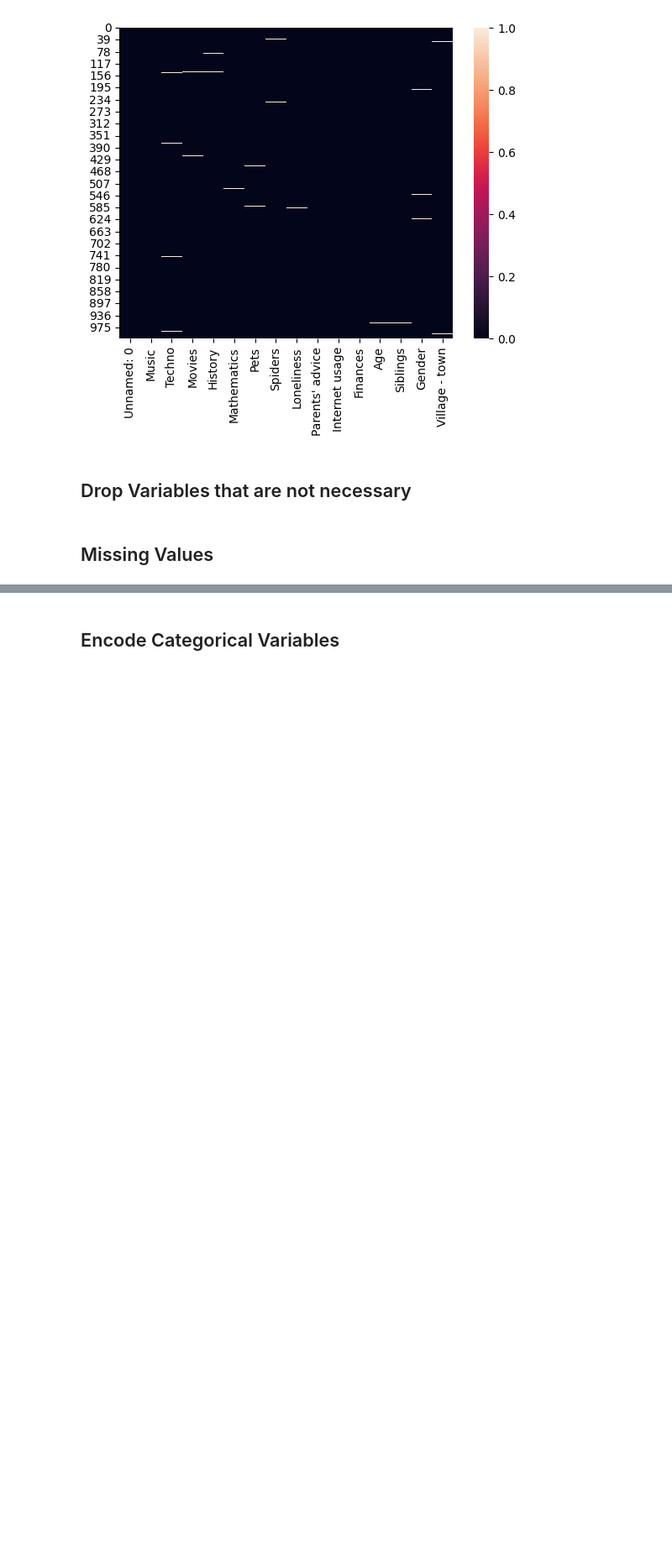
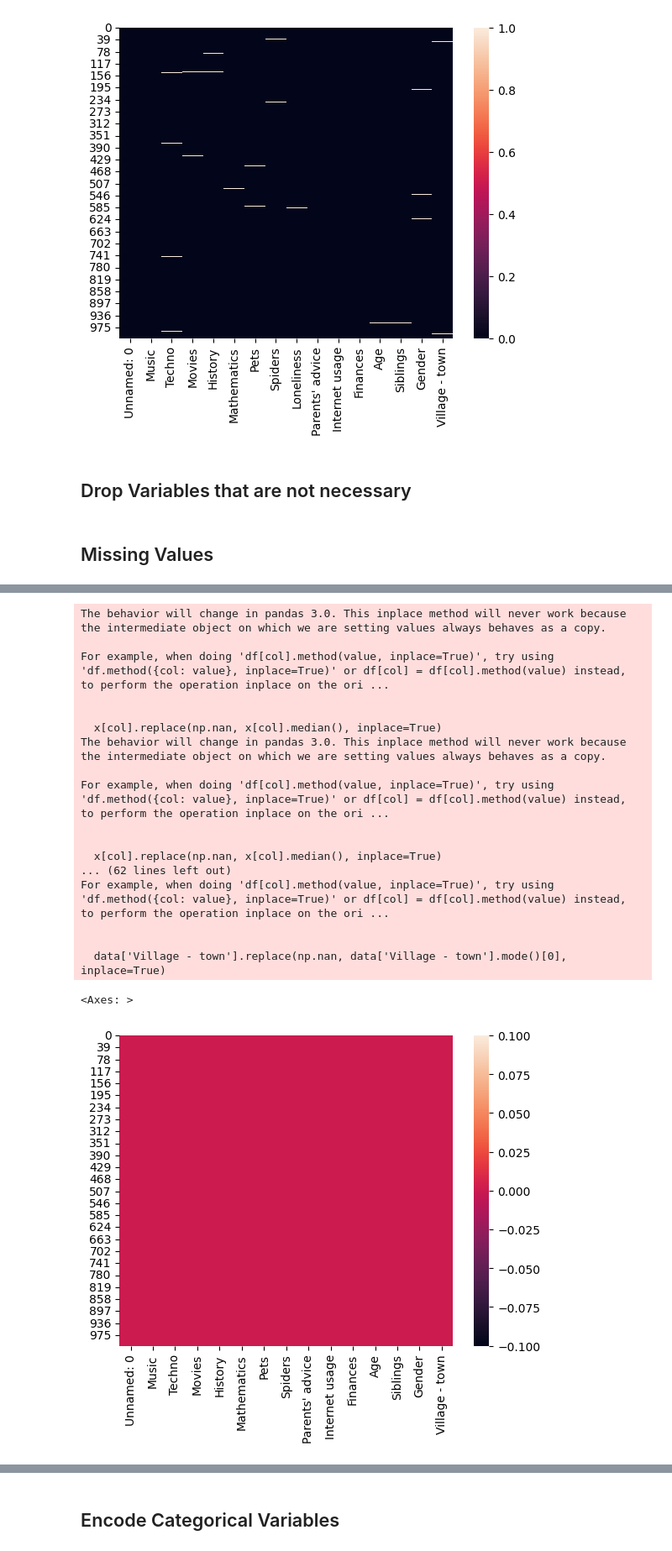
Before and after one commit to dustyshaw/machine-learning, a Jupyter notebook: projects/project1.ipynb, the cells around one changed output, grey strips where cells are left out. Shown: that part at 84% size. Saved outputs shown, nothing was run; the diff lists cells and outputs as text; code cells hidden in the pictures; blank space fills up the shorter version.

```diff
--- a/projects/project1.ipynb
+++ b/projects/project1.ipynb
@@ -76,6 +78,9 @@ sns.heatmap(data.isna())
 [figure]
 # %% [markdown]
 ## Drop Variables that are not necessary
+# %%
+# we can drop loneliness because that is the variable we are trying to guess
+data.drop('Loneliness', axis=1, inplace=True )
 # %% [markdown]
 ## Missing Values
 # %%
@@ -105,0 +108,54 @@ dtype: float64
+# %%
+# fewer than 10%, fill with min, max, mean or median.
+def fill_avg(x,col):
+    x[col].replace(np.nan, x[col].mean(), inplace=True)
+    return x
+
+
+def fill_mode(x, col):
+    x[col].replace(np.nan, x[col].mode(), inplace=True)
+
+def fill_median(x, col):
+    x[col].replace(np.nan, x[col].median(), inplace=True)
+# %%
+# fill with median since they are ordinal values.
+# we don't want 2.45 on a scale of 1-5
+fill_median(data, col='Techno')
+fill_median(data, col='Movies')
+fill_median(data, col='Music')
+fill_median(data, col="History")
+fill_median(data, col='Mathematics')
+fill_median(data, col='Pets')
+fill_median(data, col='Spiders')
+fill_median(data, col="Siblings")
+fill_median(data, col="Parents' advice")
+fill_median(data, col="Finances")
+
+
+
+fill_avg(data, col="Age")
+
+data['Gender'].replace(np.nan, data['Gender'].mode()[0], inplace=True)
+data['Village - town'].replace(np.nan, data['Village - town'].mode()[0], inplace=True)
+
+sns.heatmap(data.isna())
+# %% [output]
+The behavior will change in pandas 3.0. This inplace method will never work because the intermediate object on which we are setting values always behaves as a copy.
+
+For example, when doing 'df[col].method(value, inplace=True)', try using 'df.method({col: value}, inplace=True)' or df[col] = df[col].method(value) instead, to perform the operation inplace on the ori ...
+
+
+  x[col].replace(np.nan, x[col].median(), inplace=True)
+The behavior will change in pandas 3.0. This inplace method will never work because the intermediate object on which we are setting values always behaves as a copy.
+
+For example, when doing 'df[col].method(value, inplace=True)', try using 'df.method({col: value}, inplace=True)' or df[col] = df[col].method(value) instead, to perform the operation inplace on the ori ...
+
+
+  x[col].replace(np.nan, x[col].median(), inplace=True)
+... (62 lines left out)
+For example, when doing 'df[col].method(value, inplace=True)', try using 'df.method({col: value}, inplace=True)' or df[col] = df[col].method(value) instead, to perform the operation inplace on the ori ...
+
+
+  data['Village - town'].replace(np.nan, data['Village - town'].mode()[0], inplace=True)
+<Axes: >
+[figure, added]
```
Also changed, not shown: parts of 12 cells of this notebook.
